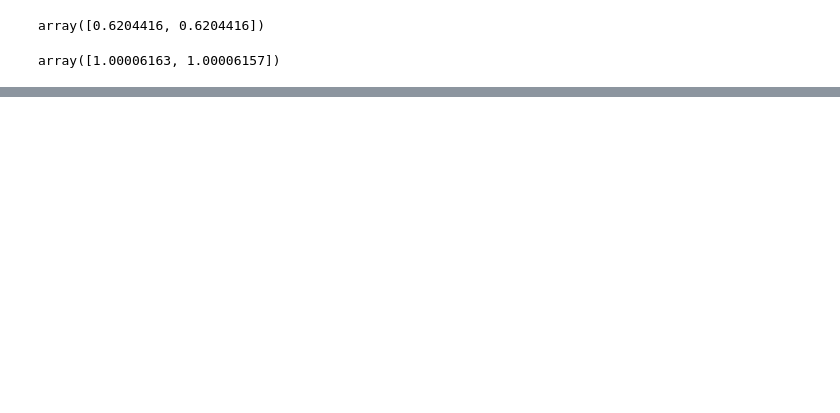
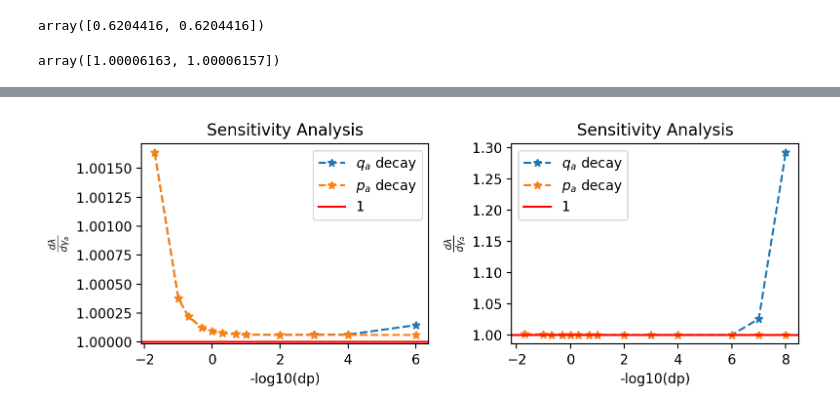
Before and after one commit to Phionx/quantumnetworks, a Jupyter notebook: demos/quantities/coherent.ipynb, the cells around one changed output, grey strips where cells are left out. Cells and saved outputs as stored; diff of their text form; code cells hidden in the pictures; blank space fills up the shorter version.

```diff
--- a/demos/quantities/coherent.ipynb
+++ b/demos/quantities/coherent.ipynb
@@ -32,3 +36,11 @@ array([0.6204416, 0.6204416])
 decay.sensitivity("gamma_a")
 # %% [output]
 array([1.00006163, 1.00006157])
+# %%
+dps=np.array([50,10,5,2,1,.5,.2,.1,1e-2,1e-3,1e-4,1e-6, 1e-7, 1e-8])
+sensitivities = []
+for dp in tqdm(dps):
+    sensitivities.append(decay.sensitivity("gamma_a", dp=dp))
+sensitivities = np.array(sensitivities)
+
+print(sensitivities)
@@ -34,0 +62,25 @@ array([1.00006163, 1.00006157])
+# %%
+def plot_s(n, ax):
+    ax.plot(-np.log10(dps[:n]), s[:n,0], "*--", label= "$q_a$ decay")
+    ax.plot(-np.log10(dps[:n]), s[:n,1], "*--", label="$p_a$ decay")
+    ax.set_xlabel("-log10(dp)")
+    ax.set_ylabel("$\\frac{d\lambda}{d\gamma_a}$")
+    ax.set_title("Sensitivity Analysis")
+    ax.axhline(1, color="r",ls="-", label="1")
+    ax.legend()
+# %%
+fig, axs = plt.subplots(1,2,dpi=200,figsize=(8,3))
+epsilon = 1e-7
+
+# min_sensitivity = np.min(sensitivities) - epsilon
+# s = np.log10(sensitivities - min_sensitivity)
+
+s = sensitivities
+plot_s(dps.size-2, axs[0])
+plot_s(dps.size, axs[1])
+
+fig.tight_layout()
+
+plt.show()
+# %% [output]
+[figure, added]
```
Also changed, not shown: parts of 3 cells of this notebook, 1 other file.
